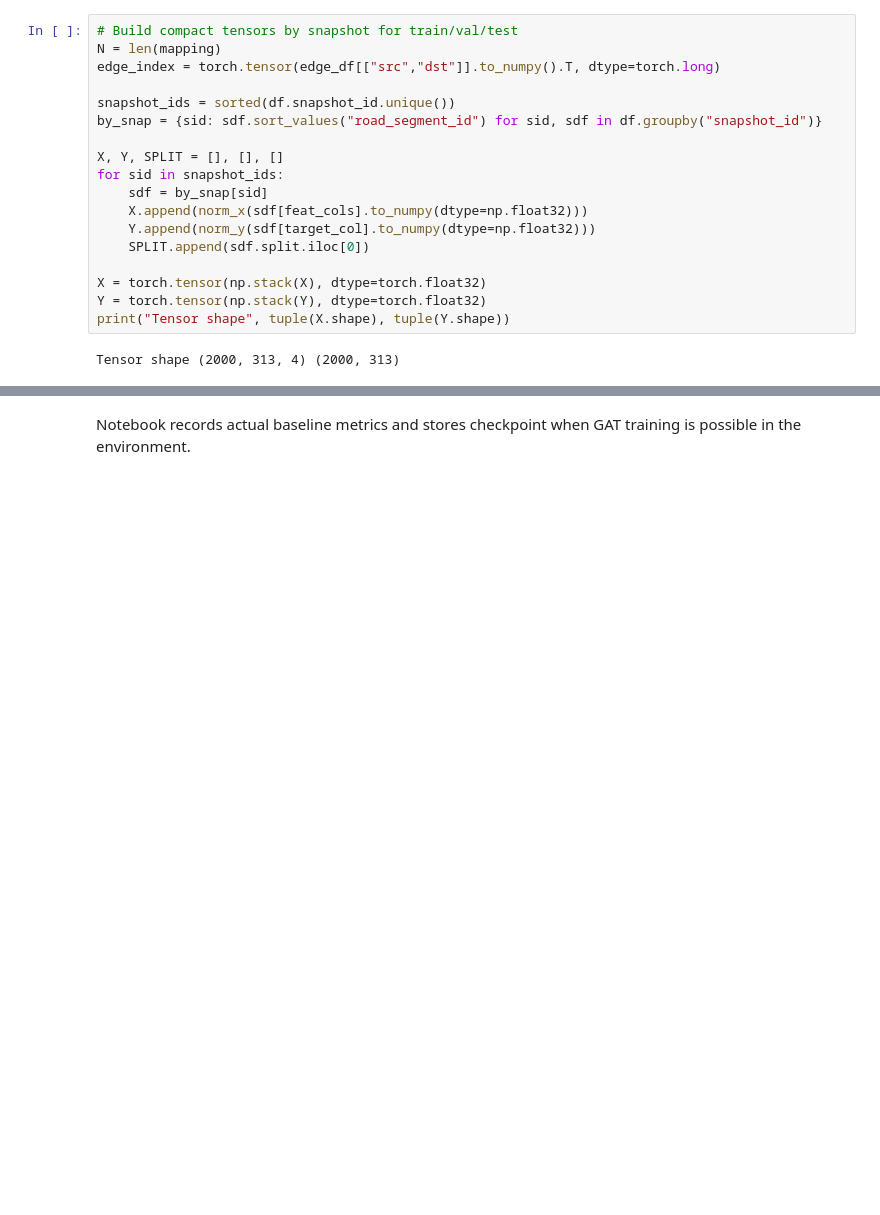
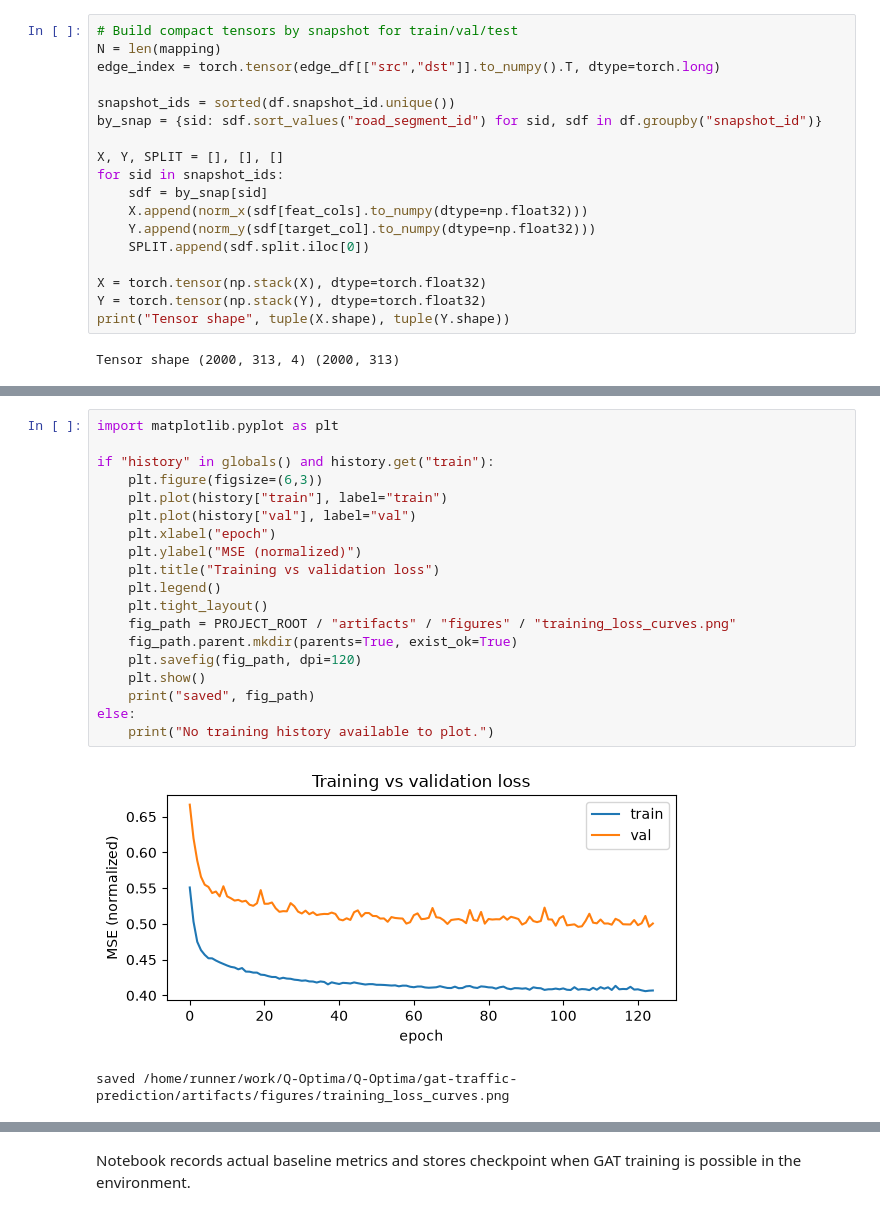
Before and after one commit to Arez-1722/Q-Optima, a Jupyter notebook: gat-traffic-prediction/notebooks/08_training_and_baselines.ipynb, the cells around one changed output, grey strips where cells are left out. Saved outputs shown, nothing was run; the diff lists cells and outputs as text; blank space fills up the shorter version.

Commit message:
Run full training path and capture notebook evaluation outputs
Co-authored-by: Arez-1722 <242792344+Arez-1722@users.noreply.github.com>

```diff
--- a/gat-traffic-prediction/notebooks/08_training_and_baselines.ipynb
+++ b/gat-traffic-prediction/notebooks/08_training_and_baselines.ipynb
@@ -157,3 +159,25 @@ Training skipped (likely missing torch-geometric): No module named 'torch_geomet
+# %%
+import matplotlib.pyplot as plt
+
+if "history" in globals() and history.get("train"):
+    plt.figure(figsize=(6,3))
+    plt.plot(history["train"], label="train")
+    plt.plot(history["val"], label="val")
+    plt.xlabel("epoch")
+    plt.ylabel("MSE (normalized)")
+    plt.title("Training vs validation loss")
+    plt.legend()
+    plt.tight_layout()
+    fig_path = PROJECT_ROOT / "artifacts" / "figures" / "training_loss_curves.png"
+    fig_path.parent.mkdir(parents=True, exist_ok=True)
+    plt.savefig(fig_path, dpi=120)
+    plt.show()
+    print("saved", fig_path)
+else:
+    print("No training history available to plot.")
+# %% [output]
+[figure, added]
+saved /home/runner/work/Q-Optima/Q-Optima/gat-traffic-prediction/artifacts/figures/training_loss_curves.png
 # %%
 # Baselines evaluated on test split snapshots
 idx_test = [i for i, s in enumerate(SPLIT) if s == "test"]
```
Also changed, not shown: parts of 2 cells of this notebook, 3 other files.
